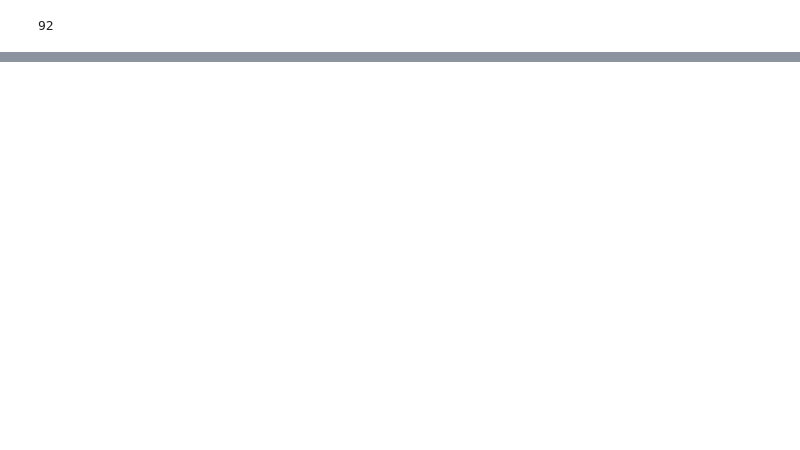
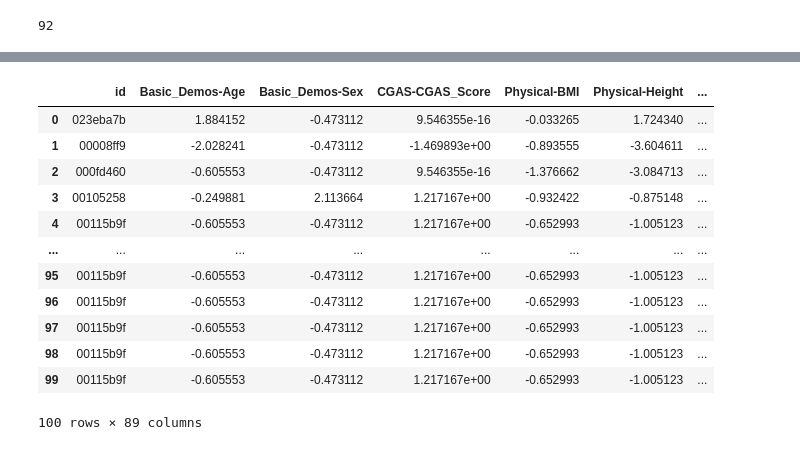
Before and after one commit to sumaniitm/child-mind-inst-problematic-internet-use-kaggle, a Jupyter notebook: suman-data-exploration.ipynb, the cells around one changed output, grey strips where cells are left out. Cells and saved outputs as stored; diff of their text form; code cells hidden in the pictures; blank space fills up the shorter version.

```diff
--- a/suman-data-exploration.ipynb
+++ b/suman-data-exploration.ipynb
@@ -298,0 +279,26 @@ shape: (44, 89)
+# %%
+import pandas as pd
+scaler = StandardScaler()
+
+df_scaled_values = scaler.fit_transform(test_df_pandas.drop(columns=[complete_column]))
+df_scaled = pd.DataFrame(df_scaled_values, columns=test_df_pandas.drop(columns=[complete_column]).columns)
+
+# Add the complete column back to the scaled DataFrame
+df_scaled[complete_column] = test_df_pandas[complete_column].values
+df_scaled = df_scaled[test_df_pandas.columns]  # Ensure original column order
+
+df_scaled.head(100)
+# %% [output]
+|  | id | Basic_Demos-Age | Basic_Demos-Sex | CGAS-CGAS_Score | Physical-BMI | Physical-Height | ... |
+| 0 | 023eba7b | 1.884152 | -0.473112 | 9.546355e-16 | -0.033265 | 1.724340 | ... |
+| 1 | 00008ff9 | -2.028241 | -0.473112 | -1.469893e+00 | -0.893555 | -3.604611 | ... |
+| 2 | 000fd460 | -0.605553 | -0.473112 | 9.546355e-16 | -1.376662 | -3.084713 | ... |
+| 3 | 00105258 | -0.249881 | 2.113664 | 1.217167e+00 | -0.932422 | -0.875148 | ... |
+| 4 | 00115b9f | -0.605553 | -0.473112 | 1.217167e+00 | -0.652993 | -1.005123 | ... |
+| ... | ... | ... | ... | ... | ... | ... | ... |
+| 95 | 00115b9f | -0.605553 | -0.473112 | 1.217167e+00 | -0.652993 | -1.005123 | ... |
+| 96 | 00115b9f | -0.605553 | -0.473112 | 1.217167e+00 | -0.652993 | -1.005123 | ... |
+| 97 | 00115b9f | -0.605553 | -0.473112 | 1.217167e+00 | -0.652993 | -1.005123 | ... |
+| 98 | 00115b9f | -0.605553 | -0.473112 | 1.217167e+00 | -0.652993 | -1.005123 | ... |
+| 99 | 00115b9f | -0.605553 | -0.473112 | 1.217167e+00 | -0.652993 | -1.005123 | ... |
+100 rows × 89 columns
```
Also changed, not shown: parts of 10 cells of this notebook.
